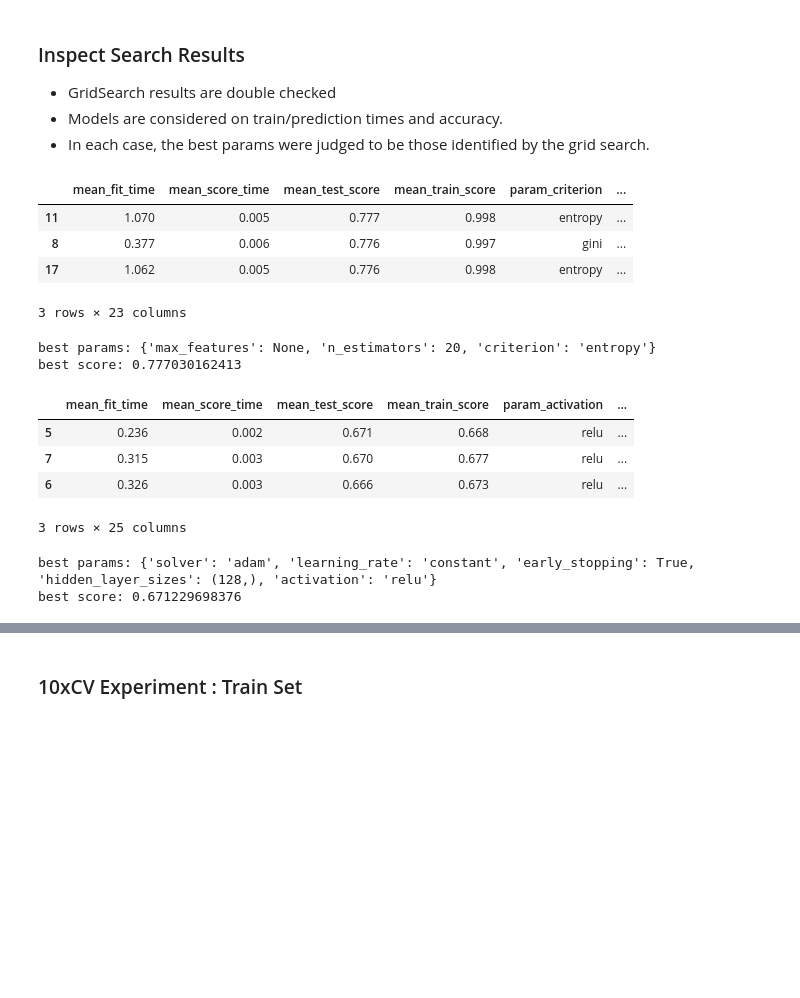
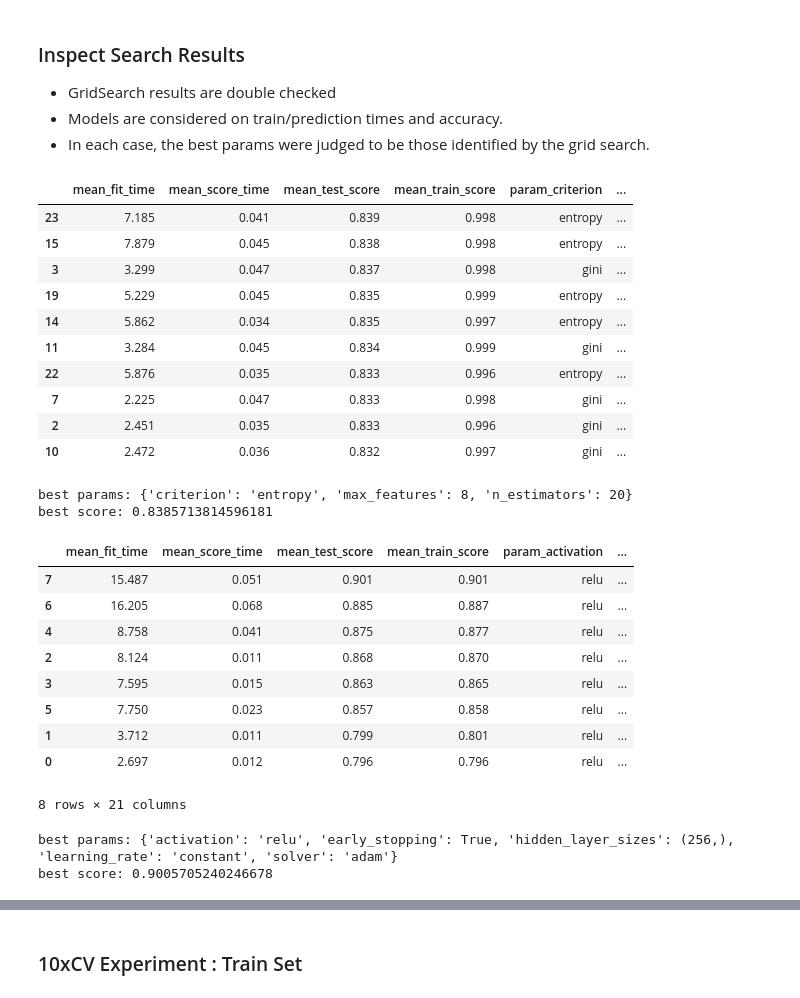
Before and after one commit to cojowy/lunar_lander, a Jupyter notebook: Task1.ipynb, the cells around one changed output, grey strips where cells are left out. Saved outputs shown, nothing was run; the diff lists cells and outputs as text; code cells hidden in the pictures; blank space fills up the shorter version.

```diff
--- a/Task1.ipynb
+++ b/Task1.ipynb
@@ -71,7 +93,7 @@ player.mod
 #data_file = "state_vectors_*.csv"
 
 #Andy
-data_file = "state_vectors_2018-04-21-20-41-25.csv"
+data_file = "state_vectors_andy.csv"
 
 #Conor
 #data_file = "../state_vectors_2018-04-20-15-12-38.csv"
@@ -79,12 +101,12 @@ data_file = "state_vectors_2018-04-21-20-41-25.csv"
 ### Experiment Parameters
 # %%
 #Sample for faster processing
-sample_frac = 0.10
+sample_frac = 1
 
 #Stratify to preserve label weightings
-grid_search_cv_folds = StratifiedKFold(5, shuffle=True)
+grid_search_cv_folds = StratifiedKFold(3, shuffle=True)
 cv_experiment_folds = StratifiedKFold(10, shuffle=True)
-learning_curve_folds = StratifiedKFold(5, shuffle=True)
+learning_curve_folds = StratifiedKFold(3, shuffle=True)
 # %% [markdown]
 ### Prepare Dataset
 - Undersampled to balance classes.
@@ -201,7 +223,7 @@ clfs = [RandomForestClassifier, MLPClassifier, BaggingClassifier]
 param_grids= {
     'RandomForestClassifier': {
         'criterion' : ['gini', 'entropy'],
-        'n_estimators' : [10,15,20],
+        'n_estimators' : [5,10,15,20],
         'max_features' : [None, 5, 8]
     },
     'MLPClassifier': {
@@ -230,7 +252,8 @@ for clf in clfs:
     current_GS = GridSearchCV(clf(),
                               param_grids[clf_name],
                               cv=grid_search_cv_folds,
-                              verbose=0,
+                              verbose=1,
+                              n_jobs=-1,
                               return_train_score=True).fit(X_train, y_train)
 
     # store grid search object for each classifier
@@ -250,13 +281,19 @@ selected_params={}
 # %%
 #print top3 results
 RF_GS = stored_grid_searches['RandomForestClassifier']
-topn(RF_GS, 3).round(3)
+topn(RF_GS, 10).round(3)
 # %% [output]
 |  | mean_fit_time | mean_score_time | mean_test_score | mean_train_score | param_criterion | ... |
-| 11 | 1.070 | 0.005 | 0.777 | 0.998 | entropy | ... |
-| 8 | 0.377 | 0.006 | 0.776 | 0.997 | gini | ... |
-| 17 | 1.062 | 0.005 | 0.776 | 0.998 | entropy | ... |
+| 23 | 7.185 | 0.041 | 0.839 | 0.998 | entropy | ... |
+| 15 | 7.879 | 0.045 | 0.838 | 0.998 | entropy | ... |
+| 3 | 3.299 | 0.047 | 0.837 | 0.998 | gini | ... |
+| 19 | 5.229 | 0.045 | 0.835 | 0.999 | entropy | ... |
+| 14 | 5.862 | 0.034 | 0.835 | 0.997 | entropy | ... |
+| 11 | 3.284 | 0.045 | 0.834 | 0.999 | gini | ... |
+| 22 | 5.876 | 0.035 | 0.833 | 0.996 | entropy | ... |
+| 7 | 2.225 | 0.047 | 0.833 | 0.998 | gini | ... |
+| 2 | 2.451 | 0.035 | 0.833 | 0.996 | gini | ... |
+| 10 | 2.472 | 0.036 | 0.832 | 0.997 | gini | ... |
-3 rows × 23 columns
 # %%
 print("best params:", RF_GS.best_params_)
 print("best score:", RF_GS.best_score_)
@@ -264,26 +301,31 @@ print("best score:", RF_GS.best_score_)
 #store best random forest
 selected_params['RandomForestClassifier'] = RF_GS.best_params_
 # %% [output]
-best params: {'max_features': None, 'n_estimators': 20, 'criterion': 'entropy'}
-best score: 0.777030162413
+best params: {'criterion': 'entropy', 'max_features': 8, 'n_estimators': 20}
+best score: 0.8385713814596181
 # %%
 #print top3 results
 MLP_GS = stored_grid_searches['MLPClassifier']
-topn(MLP_GS, 3).round(3)
+topn(MLP_GS, 10).round(3)
 # %% [output]
 |  | mean_fit_time | mean_score_time | mean_test_score | mean_train_score | param_activation | ... |
-| 5 | 0.236 | 0.002 | 0.671 | 0.668 | relu | ... |
-| 7 | 0.315 | 0.003 | 0.670 | 0.677 | relu | ... |
-| 6 | 0.326 | 0.003 | 0.666 | 0.673 | relu | ... |
+| 7 | 15.487 | 0.051 | 0.901 | 0.901 | relu | ... |
+| 6 | 16.205 | 0.068 | 0.885 | 0.887 | relu | ... |
+| 4 | 8.758 | 0.041 | 0.875 | 0.877 | relu | ... |
+| 2 | 8.124 | 0.011 | 0.868 | 0.870 | relu | ... |
+| 3 | 7.595 | 0.015 | 0.863 | 0.865 | relu | ... |
+| 5 | 7.750 | 0.023 | 0.857 | 0.858 | relu | ... |
+| 1 | 3.712 | 0.011 | 0.799 | 0.801 | relu | ... |
+| 0 | 2.697 | 0.012 | 0.796 | 0.796 | relu | ... |
-3 rows × 25 columns
+8 rows × 21 columns
 # %%
 print("best params:", MLP_GS.best_params_)
 print("best score:",  MLP_GS.best_score_)
 
 selected_params['MLPClassifier'] = MLP_GS.best_params_
 # %% [output]
-best params: {'solver': 'adam', 'learning_rate': 'constant', 'early_stopping': True, 'hidden_layer_sizes': (128,), 'activation': 'relu'}
-best score: 0.671229698376
+best params: {'activation': 'relu', 'early_stopping': True, 'hidden_layer_sizes': (256,), 'learning_rate': 'constant', 'solver': 'adam'}
+best score: 0.9005705240246678
 # %%
 #print top3 results
 BAG_GS = stored_grid_searches['BaggingClassifier']
```
Also changed, not shown: parts of 17 cells of this notebook.
